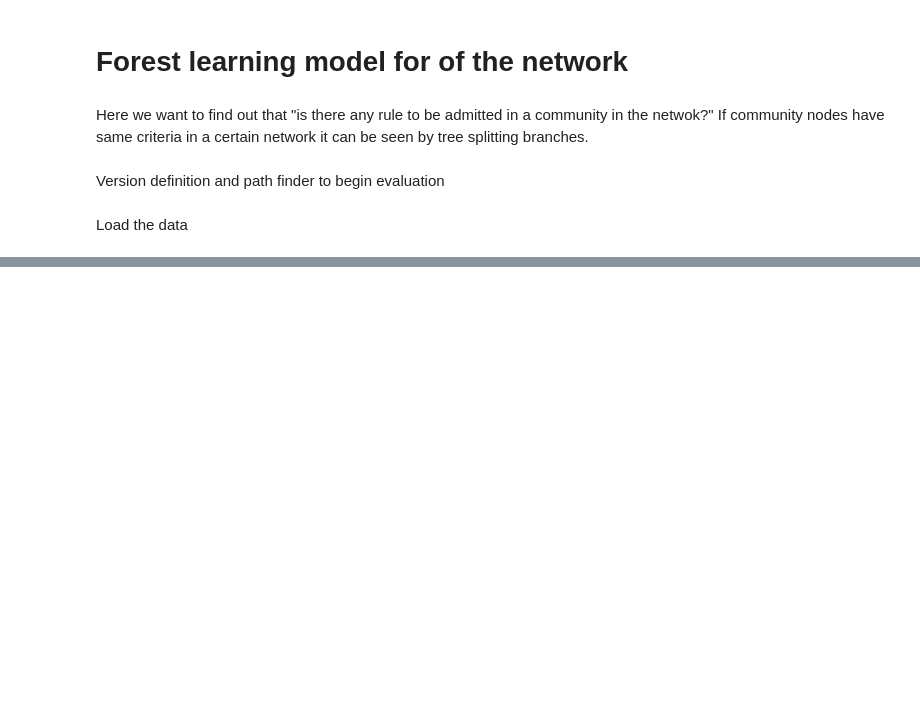
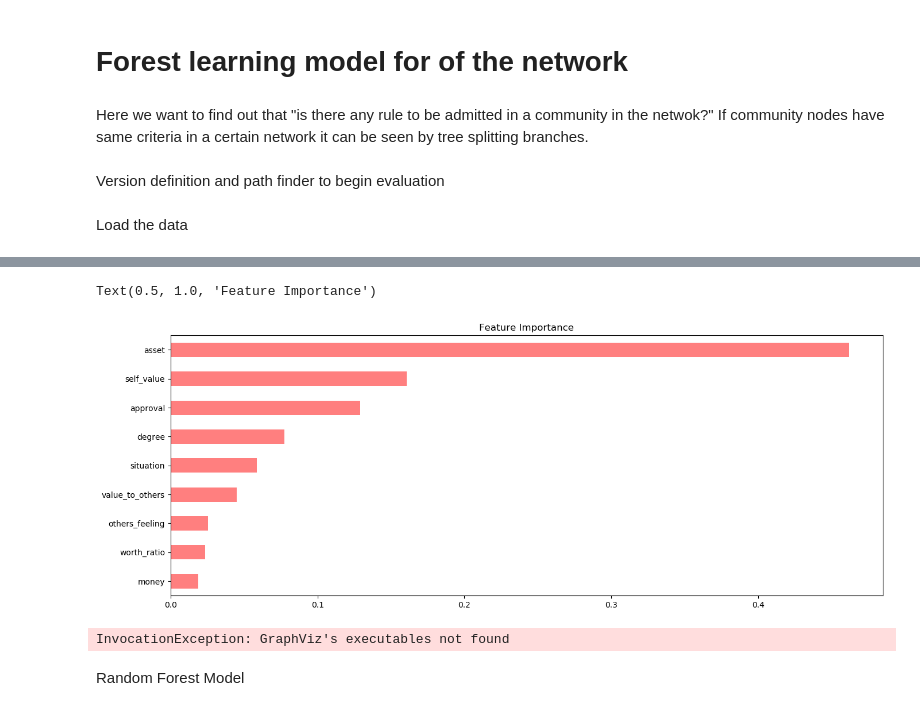
Before and after one commit to mmehrani/homans_project, a Jupyter notebook: in_place_analysis.ipynb, the cells around one changed output, grey strips where cells are left out. Drawn from its saved outputs; the diff is of its cells as text; code cells hidden in the pictures; blank space fills up the shorter version.

```diff
--- a/in_place_analysis.ipynb
+++ b/in_place_analysis.ipynb
@@ -57,0 +67,2 @@ array([ 0.,  2.,  6.,  5.,  3.,  4.,  1., -1.])
+# %%
+X,y = dataframe.drop(['community'],axis = 1), dataframe['community']
@@ -57,0 +81,27 @@ array([ 0.,  2.,  6.,  5.,  3.,  4.,  1., -1.])
+# %%
+importances_tm = pd.Series(tree_model.feature_importances_,
+                          index = X.columns)
+sorted_importances_tm = importances_tm.sort_values()
+# %%
+plt.figure(figsize = (16,6),dpi = 100)
+sorted_importances_tm.plot(kind = 'barh',
+                        color = 'red',alpha = 0.5)
+plt.title("Feature Importance")
+# %% [output]
+Text(0.5, 1.0, 'Feature Importance')
+[figure, added]
+# %%
+from sklearn.externals.six import StringIO
+from IPython.display import Image
+from sklearn.tree import export_graphviz
+import pydotplus
+dot_data = StringIO()
+export_graphviz(tree_model, out_file=dot_data,
+              filled=True, rounded=True,
+              special_characters=True)
+graph = pydotplus.graph_from_dot_data(dot_data.getvalue())
+Image(graph.create_png())
+# %% [output]
+InvocationException: GraphViz's executables not found
+# %% [markdown]
+Random Forest Model
```
Also changed, not shown: parts of 11 cells of this notebook, 3 other files.
